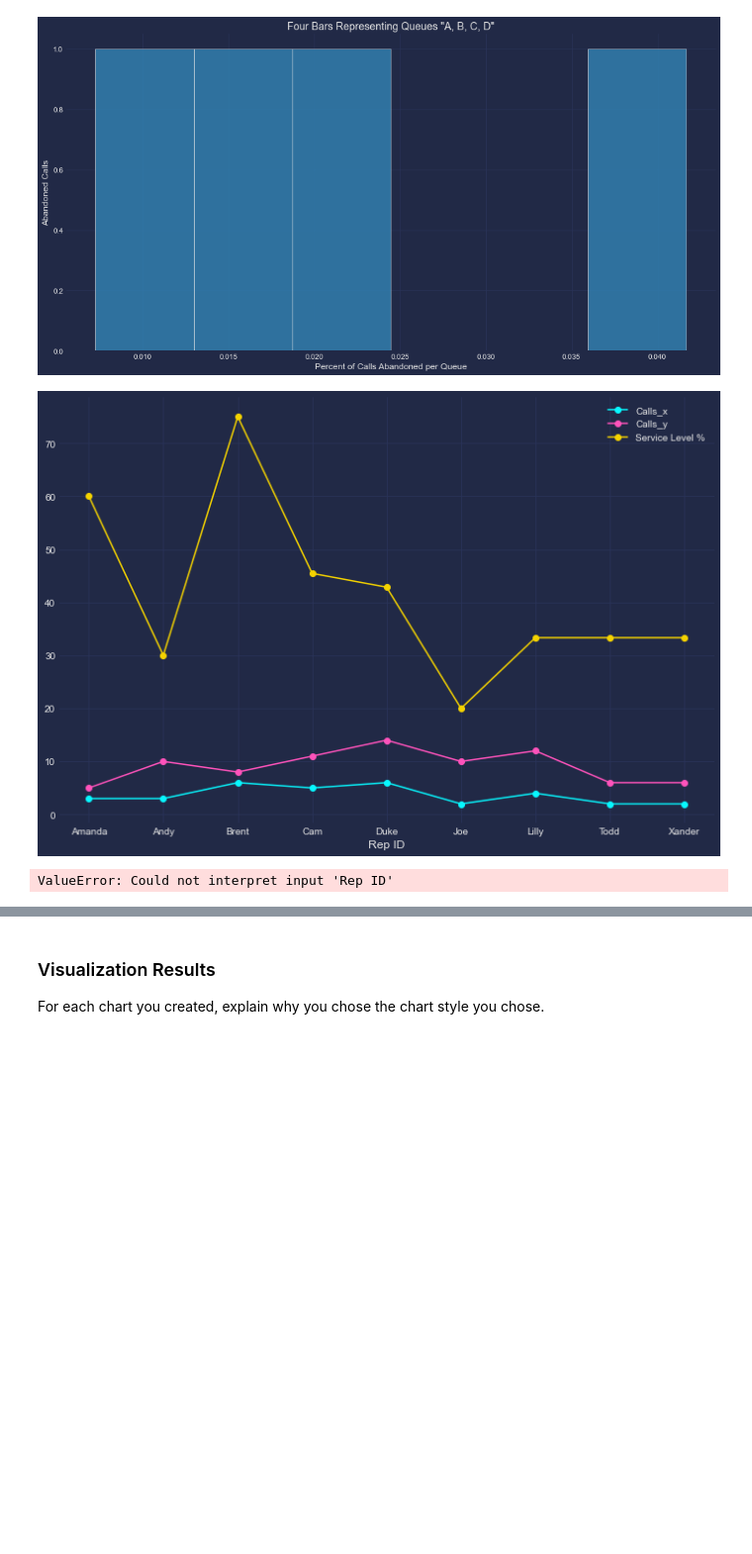
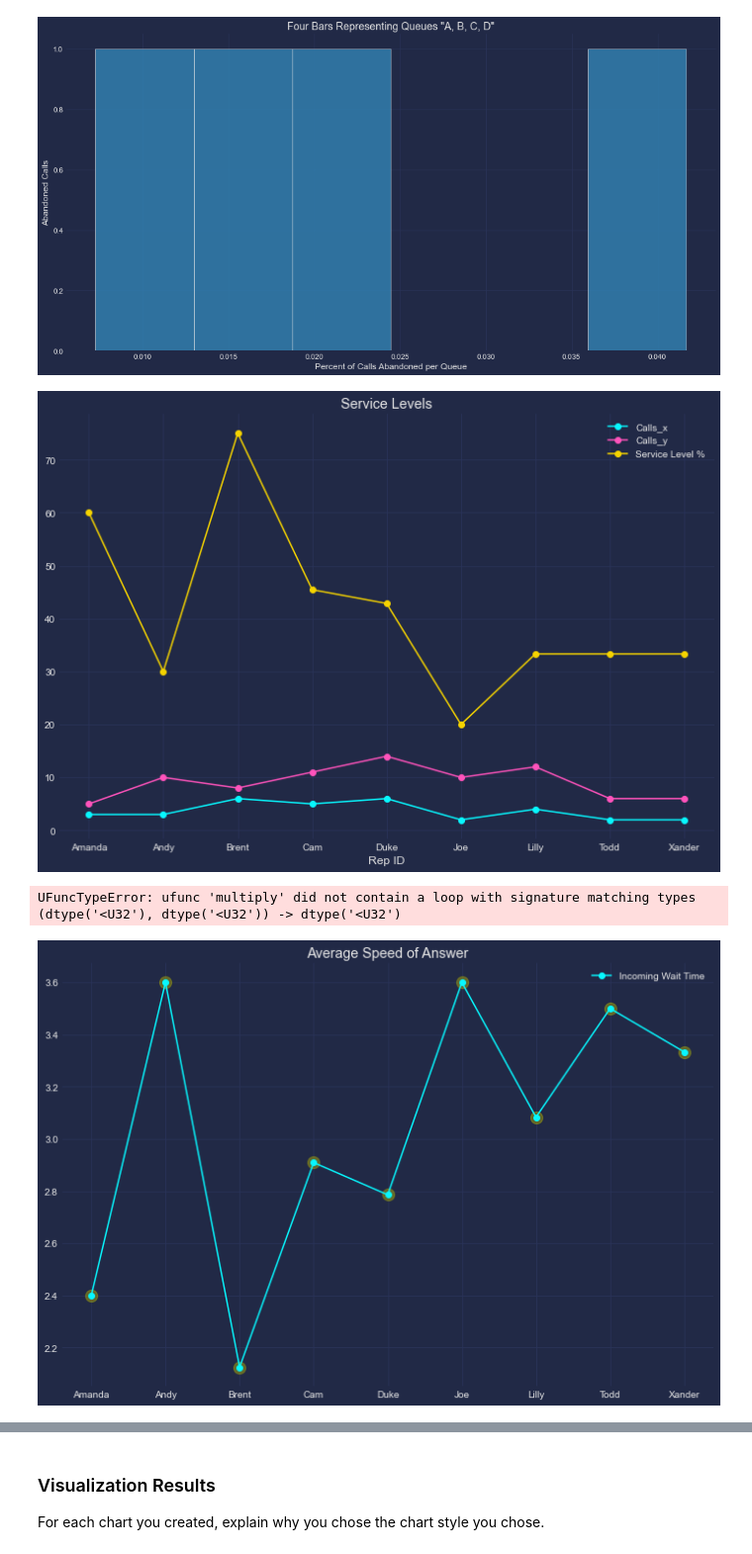
Before and after one commit to theuseriam/call-center-cleanup-assignment, a Jupyter notebook: Call Center Cleanup.ipynb, the cells around one changed output, grey strips where cells are left out. Shown at 99% size. Saved outputs shown, nothing was run; the diff lists cells and outputs as text; code cells hidden in the pictures; blank space fills up the shorter version.

```diff
--- a/Call Center Cleanup.ipynb
+++ b/Call Center Cleanup.ipynb
@@ -457,40 +457,56 @@ quick_calls = df_north[df_north["Incoming Wait Time"] <= 2.0]
 quick_reps = quick_calls[["Rep ID", "Calls"]]
 quick_stats = quick_reps.groupby(["Rep ID"]).sum()  # Final Table
 
 
 # Table 2: Total Incoming Calls Only grouped by Rep
 total_calls_in = df_north[df_north["Incoming or Outgoing"] == "Incoming"]
 rep_calls = total_calls_in[["Rep ID", "Calls"]]
 total_stats = rep_calls.groupby(["Rep ID"]).sum() # Final Table
 
 #  Table 3: Service Level Percentage created via merge
 service_level = pd.merge(quick_stats, total_stats, on="Rep ID")
 
 # Create Percentage Column in Table 3
 service_level["Service Level %"] = service_level["Calls_x"]/service_level["Calls_y"] * 100
 
 
 
 
 
 #Create Dataframes for Service Level and north_plt (average speed of answer)
 
 north_plt_df = pd.DataFrame(north_plt)
 service_level_df = pd.DataFrame(service_level)
 
 
-#sns.histplot(service_level)
-#sns.histplot(north_plt)
+# Mulitple Line chart Visualiation for Service Levels:
+service_level_df.plot(marker='o')
+plt.title('Service Levels')
+plt.show()
+
+#I used a line graph for service levels because it makes it shows the trends in the different types of data
 
 
 
-service_level_df.plot(marker='o')
+#plot data for Average Speed of Answer
+north_plt_df.plot(marker='o') #line graph
+plt.title('Average Speed of Answer') #Title of graph
+
+#scatter plot that will combine with the line graph
+sns.regplot(x = 'Rep ID', y = 'Incoming Wait Time', data = north_plt_df, color = 'y', scatter_kws = {'s':150,'alpha':0.4})
+plt.xlabel('Rep ID', color = 'white')
+plt.ylabel('Incoming Wait Time', color = 'white')
+plt.xticks(color = 'white')
+plt.yticks(color = 'white')
+plt.savefig('reg_strong.png')
+
+
 plt.show()
-
-#I used a line graph because it makes it shows the trends in the different types of data
+ # I chose this visualization for Average Speed of Answer because I can see who the fastest and slowest call takers are just by glancing at the chart
 # %% [output]
-[figure, old version]
+[figure, new version]
-ValueError: Could not interpret input 'Rep ID'
+UFuncTypeError: ufunc 'multiply' did not contain a loop with signature matching types (dtype('<U32'), dtype('<U32')) -> dtype('<U32')
+[figure, added]
 # %%
 # Create visualization 3 here
 # The three dictionaries, complaints, sales_support, and product_support, have the information you need
```
Also changed, not shown: parts of 1 cell of this notebook, 1 other file.
